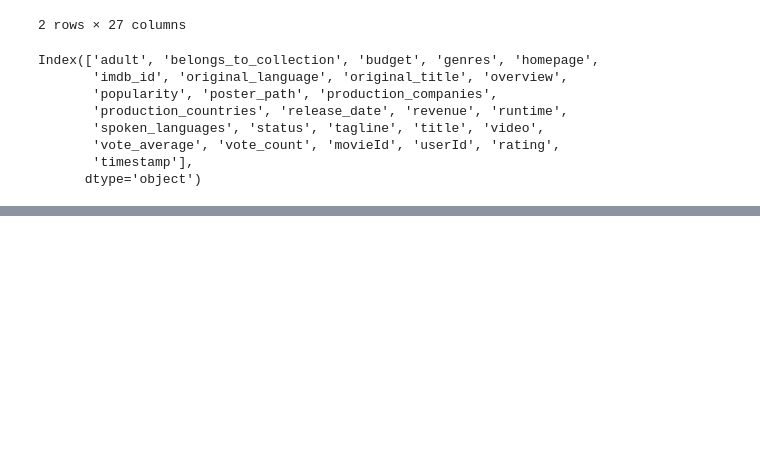
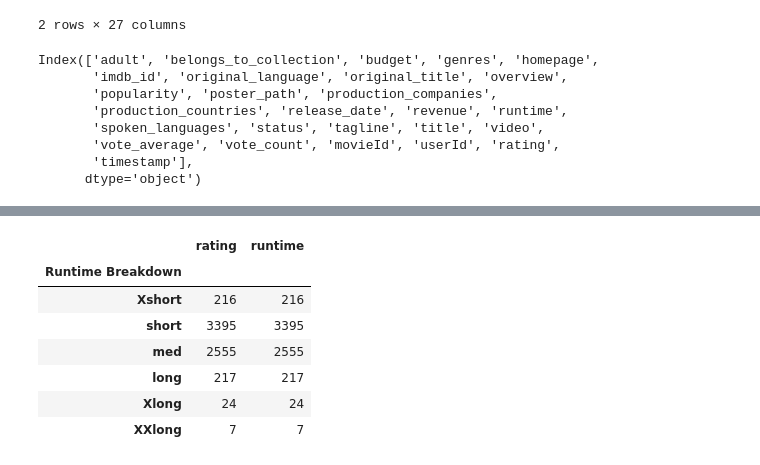
Before and after one commit to Rod-Skoglund/Data-Analytics-Project1, a Jupyter notebook: MovieAnalysis.ipynb, the cells around one changed output, grey strips where cells are left out. Saved outputs shown, nothing was run; the diff lists cells and outputs as text; code cells hidden in the pictures; blank space fills up the shorter version.

```diff
--- a/MovieAnalysis.ipynb
+++ b/MovieAnalysis.ipynb
@@ -219,0 +310,13 @@ trimmed_merge_table.head()
+# %%
+ratings_vote_count_df = trimmed_runtime_movies_df[["rating", "runtime", "Runtime Breakdown"]]
+ratings_vote_count_df = ratings_vote_count_df.groupby("Runtime Breakdown")
+ratings_vote_count_df.count()
+# %% [output]
+|  | rating | runtime |
+| Runtime Breakdown |  |  |
+| Xshort | 216 | 216 |
+| short | 3395 | 3395 |
+| med | 2555 | 2555 |
+| long | 217 | 217 |
+| Xlong | 24 | 24 |
+| XXlong | 7 | 7 |
```
Also changed, not shown: parts of 18 cells of this notebook.
